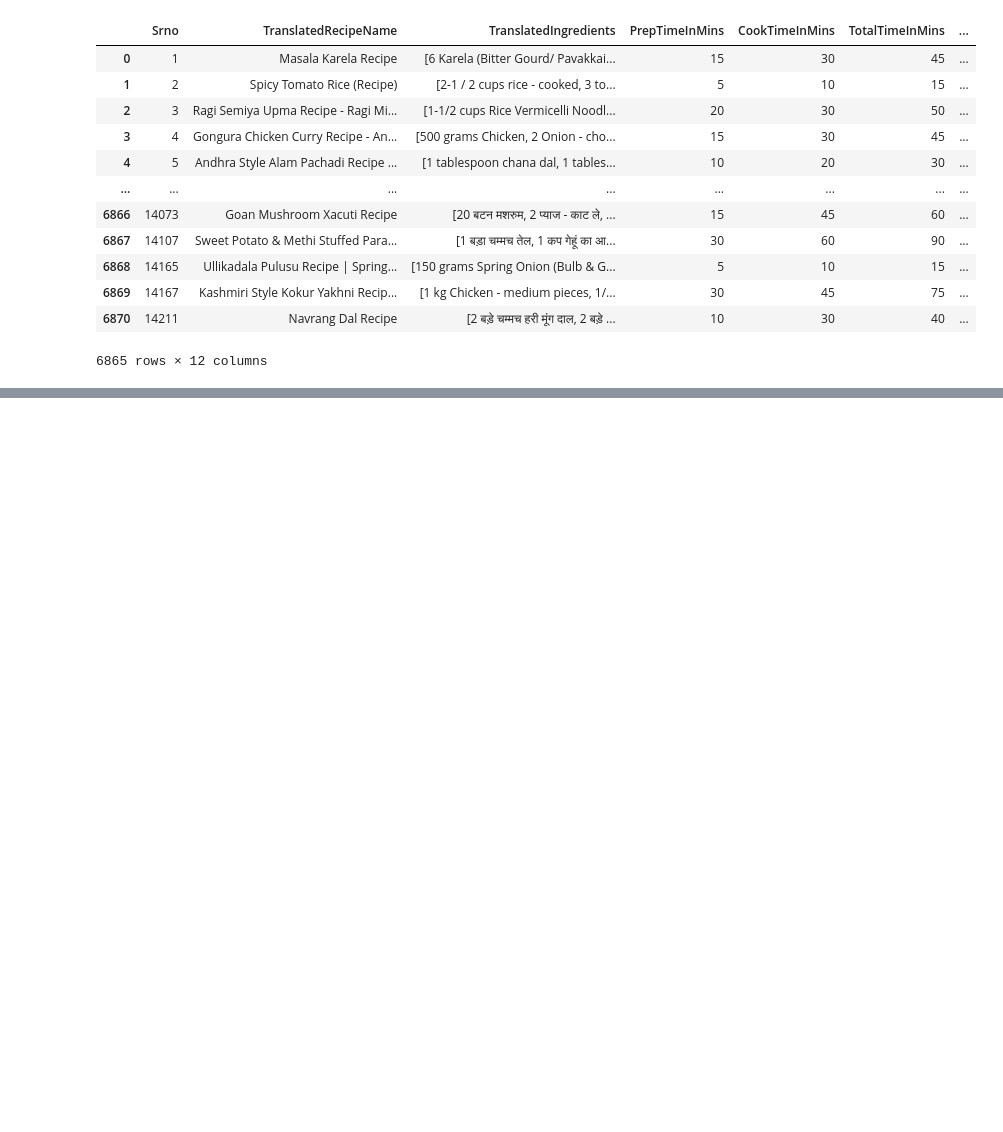
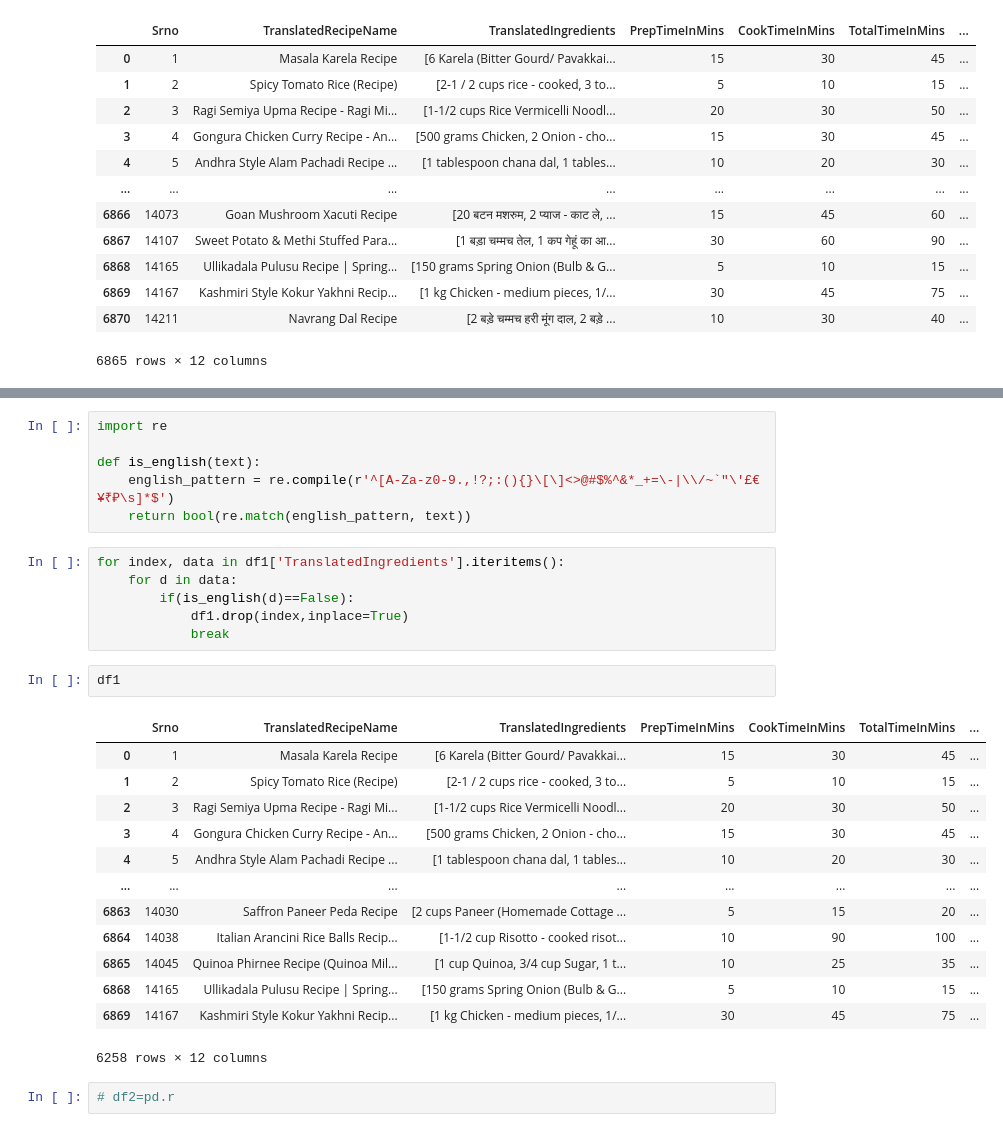
Before and after one commit to UtkarshBagaria/Recipe_Recommender, a Jupyter notebook: code6000.ipynb, the cells around one changed output, grey strips where cells are left out. Drawn from its saved outputs; the diff is of its cells as text; blank space fills up the shorter version.

```diff
--- a/code6000.ipynb
+++ b/code6000.ipynb
@@ -240,0 +254,30 @@ df1
+# %%
+import re
+
+def is_english(text):
+    english_pattern = re.compile(r'^[A-Za-z0-9.,!?;:(){}\[\]<>@#$%^&*_+=\-|\\/~`"\'£€¥₹₽\s]*$')
+    return bool(re.match(english_pattern, text))
+# %%
+for index, data in df1['TranslatedIngredients'].iteritems():
+    for d in data:
+        if(is_english(d)==False):
+            df1.drop(index,inplace=True)
+            break
+# %%
+df1
+# %% [output]
+|  | Srno | TranslatedRecipeName | TranslatedIngredients | PrepTimeInMins | CookTimeInMins | TotalTimeInMins | ... |
+| 0 | 1 | Masala Karela Recipe | [6 Karela (Bitter Gourd/ Pavakkai... | 15 | 30 | 45 | ... |
+| 1 | 2 | Spicy Tomato Rice (Recipe) | [2-1 / 2 cups rice - cooked, 3 to... | 5 | 10 | 15 | ... |
+| 2 | 3 | Ragi Semiya Upma Recipe - Ragi Mi... | [1-1/2 cups Rice Vermicelli Noodl... | 20 | 30 | 50 | ... |
+| 3 | 4 | Gongura Chicken Curry Recipe - An... | [500 grams Chicken, 2 Onion - cho... | 15 | 30 | 45 | ... |
+| 4 | 5 | Andhra Style Alam Pachadi Recipe ... | [1 tablespoon chana dal, 1 tables... | 10 | 20 | 30 | ... |
+| ... | ... | ... | ... | ... | ... | ... | ... |
+| 6863 | 14030 | Saffron Paneer Peda Recipe | [2 cups Paneer (Homemade Cottage ... | 5 | 15 | 20 | ... |
+| 6864 | 14038 | Italian Arancini Rice Balls Recip... | [1-1/2 cup Risotto - cooked risot... | 10 | 90 | 100 | ... |
+| 6865 | 14045 | Quinoa Phirnee Recipe (Quinoa Mil... | [1 cup Quinoa, 3/4 cup Sugar, 1 t... | 10 | 25 | 35 | ... |
+| 6868 | 14165 | Ullikadala Pulusu Recipe | Spring... | [150 grams Spring Onion (Bulb & G... | 5 | 10 | 15 | ... |
+| 6869 | 14167 | Kashmiri Style Kokur Yakhni Recip... | [1 kg Chicken - medium pieces, 1/... | 30 | 45 | 75 | ... |
+6258 rows × 12 columns
+# %%
+# df2=pd.r
```
Also changed, not shown: parts of 1 cell of this notebook.
